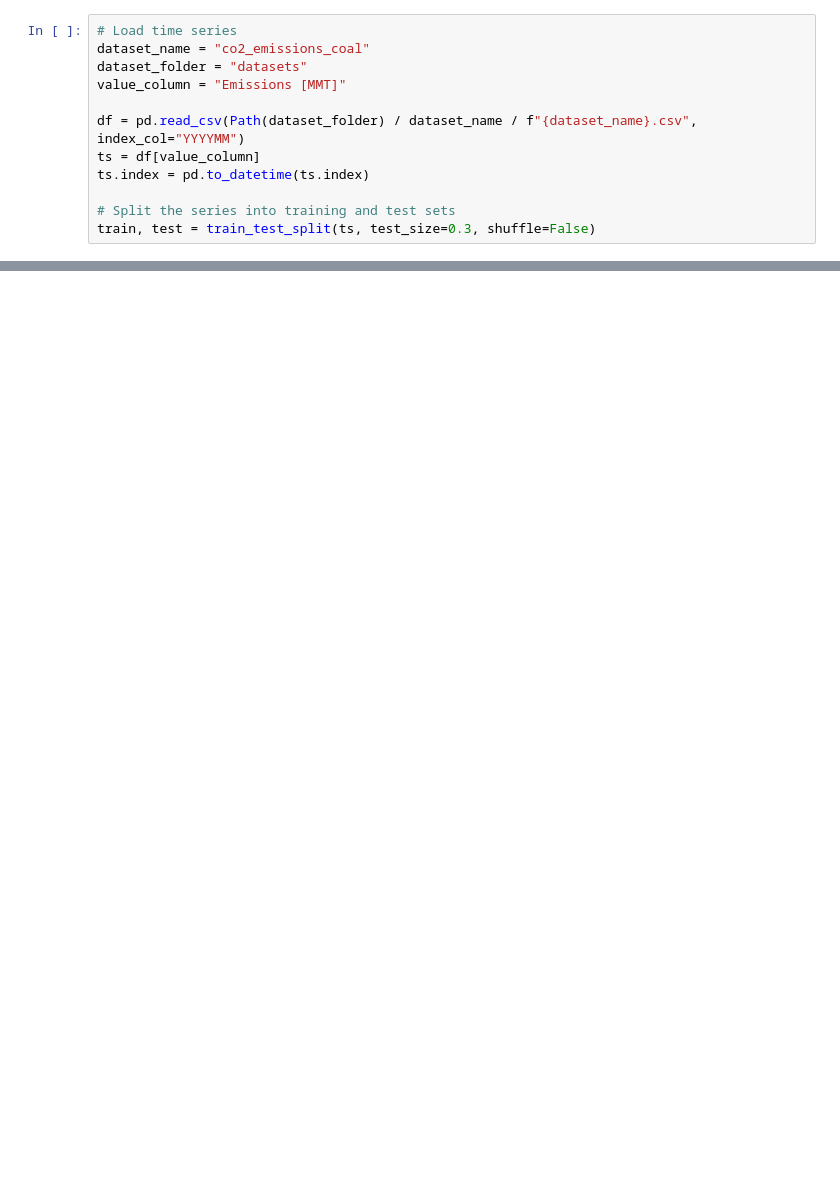
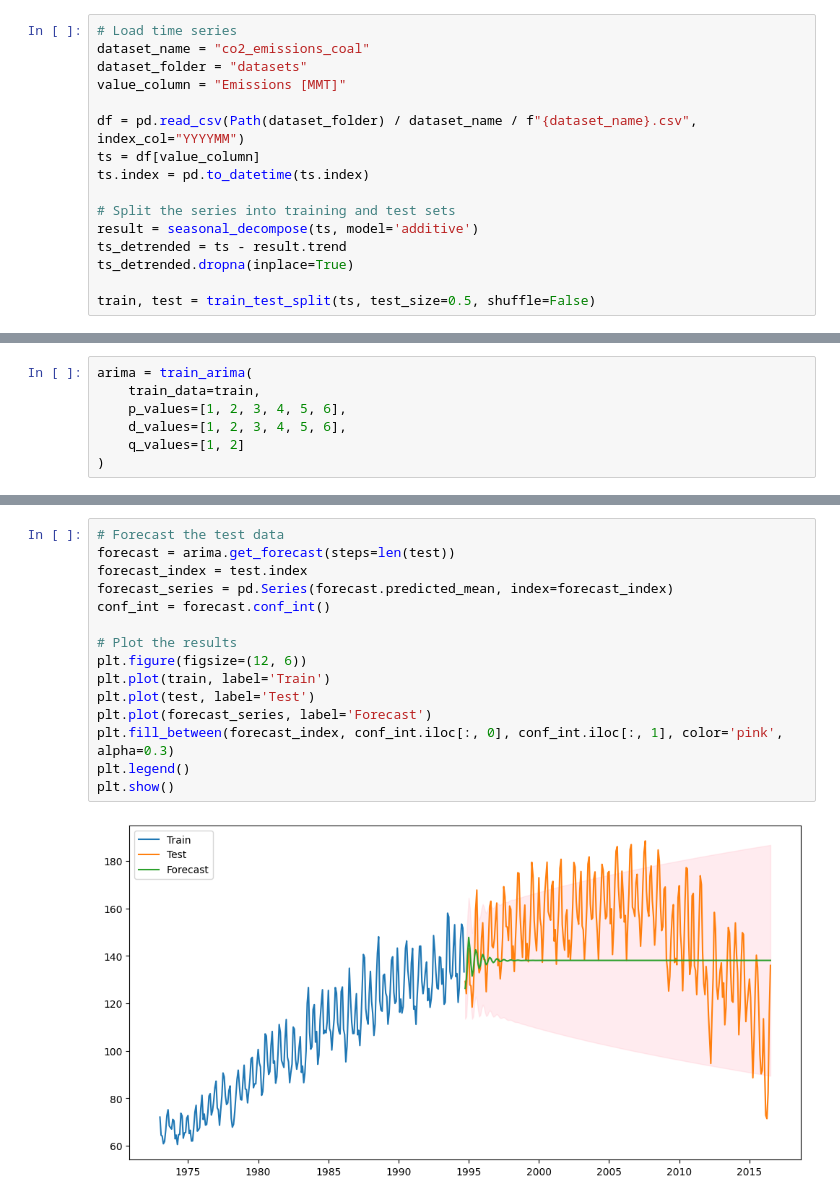
Before and after one commit to emilioMaddalena/time-series-arena, a Jupyter notebook: co2_forecast.ipynb, the cells around one changed output, grey strips where cells are left out. Drawn from its saved outputs; the diff is of its cells as text; blank space fills up the shorter version.

Commit message:
Make use of the new training method

```diff
--- a/co2_forecast.ipynb
+++ b/co2_forecast.ipynb
@@ -18,4 +18,8 @@ ts = df[value_column]
 ts.index = pd.to_datetime(ts.index)
 
 # Split the series into training and test sets
-train, test = train_test_split(ts, test_size=0.3, shuffle=False)
+result = seasonal_decompose(ts, model='additive')
+ts_detrended = ts - result.trend
+ts_detrended.dropna(inplace=True)
+
+train, test = train_test_split(ts, test_size=0.5, shuffle=False)
@@ -72,0 +26,7 @@ Warnings:
+# %%
+arima = train_arima(
+    train_data=train,
+    p_values=[1, 2, 3, 4, 5, 6],
+    d_values=[1, 2, 3, 4, 5, 6],
+    q_values=[1, 2]
+)
@@ -72,0 +51,17 @@ Warnings:
+# %%
+# Forecast the test data
+forecast = arima.get_forecast(steps=len(test))
+forecast_index = test.index
+forecast_series = pd.Series(forecast.predicted_mean, index=forecast_index)
+conf_int = forecast.conf_int()
+
+# Plot the results
+plt.figure(figsize=(12, 6))
+plt.plot(train, label='Train')
+plt.plot(test, label='Test')
+plt.plot(forecast_series, label='Forecast')
+plt.fill_between(forecast_index, conf_int.iloc[:, 0], conf_int.iloc[:, 1], color='pink', alpha=0.3)
+plt.legend()
+plt.show()
+# %% [output]
+[figure, added]
```
Also changed, not shown: parts of 4 cells of this notebook.
